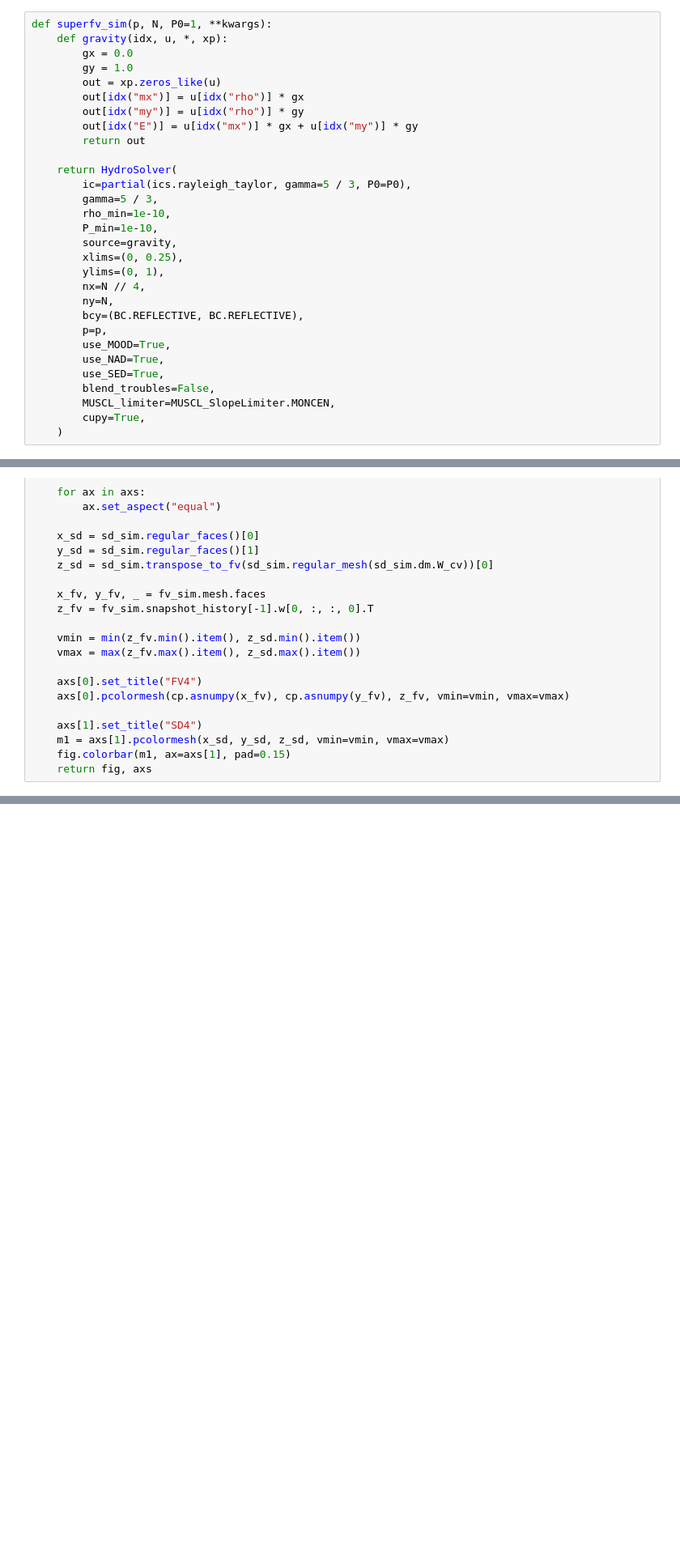
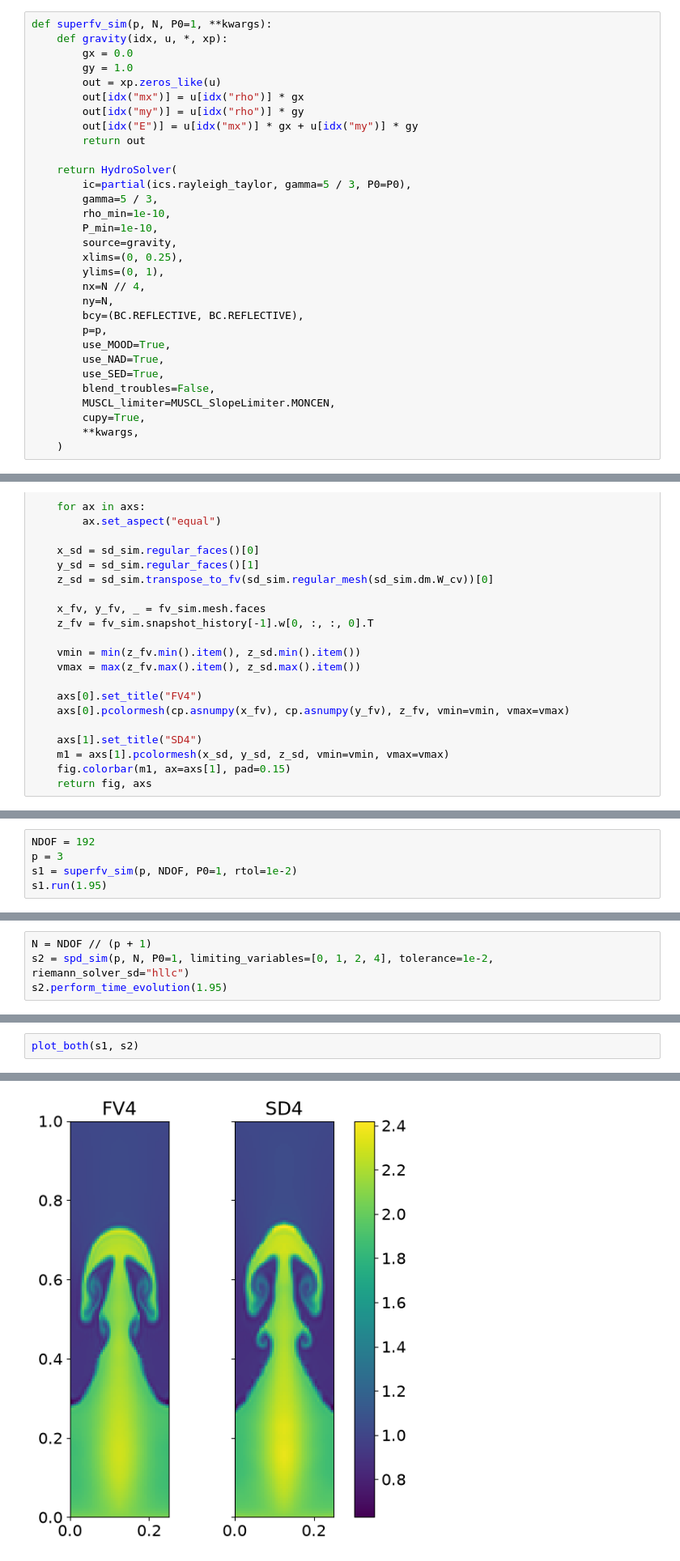
Before and after one commit to jpalafou/superfv, a Jupyter notebook: sd-compare/RTI.ipynb, the cells around one changed output, grey strips where cells are left out. Shown at 81% size. Saved outputs shown, nothing was run; the diff lists cells and outputs as text; blank space fills up the shorter version.

```diff
--- a/sd-compare/RTI.ipynb
+++ b/sd-compare/RTI.ipynb
@@ -51,6 +50,7 @@ def superfv_sim(p, N, P0=1, **kwargs):
         blend_troubles=False,
         MUSCL_limiter=MUSCL_SlopeLimiter.MONCEN,
         cupy=True,
+        **kwargs,
     )
 # %%
 def spd_sim(p, N, P0=1, **kwargs):
@@ -115,0 +129,5 @@ plot_both(s1, s2)
+# %%
+NDOF = 192
+p = 3
+s1 = superfv_sim(p, NDOF, P0=1, rtol=1e-2)
+s1.run(1.95)
@@ -115,0 +136,4 @@ plot_both(s1, s2)
+# %%
+N = NDOF // (p + 1)
+s2 = spd_sim(p, N, P0=1, limiting_variables=[0, 1, 2, 4], tolerance=1e-2, riemann_solver_sd="hllc")
+s2.perform_time_evolution(1.95)
@@ -115,0 +142,3 @@ plot_both(s1, s2)
+# %%
+plot_both(s1, s2)
+# %% [output]
@@ -115,0 +148 @@ plot_both(s1, s2)
+[figure, added]
```
Also changed, not shown: parts of 26 cells of this notebook.
